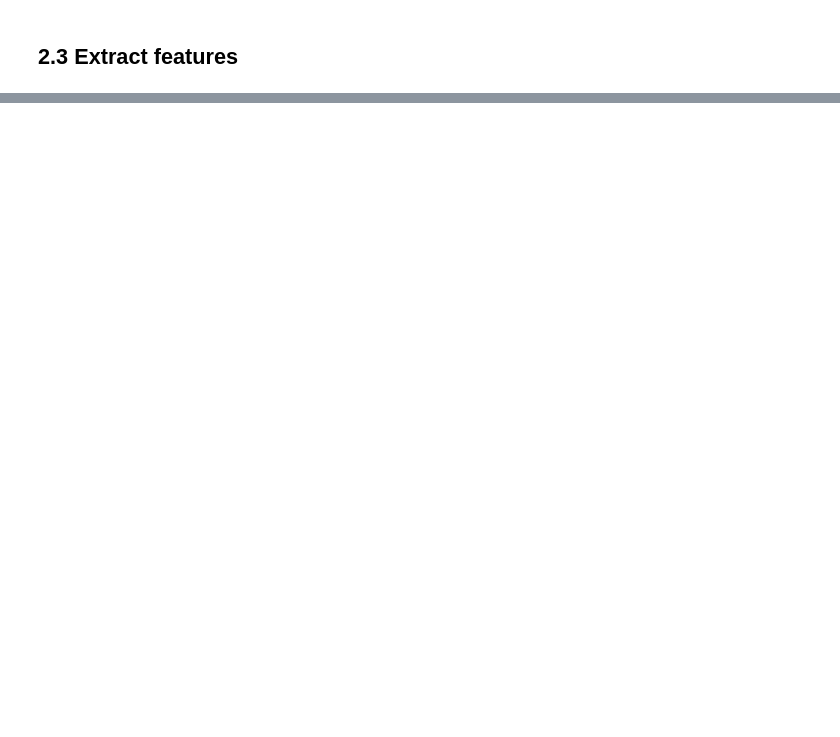
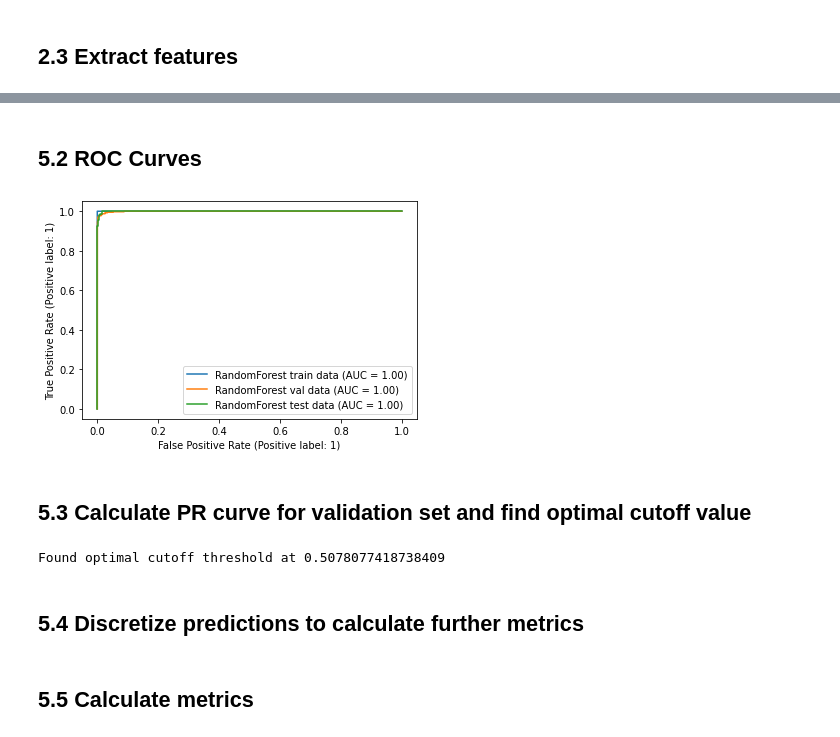
Before and after one commit to mjhof/similarity-modeling, a Jupyter notebook: notebooks/audio-based-feature-engineering.ipynb, the cells around one changed output, grey strips where cells are left out. Saved outputs shown, nothing was run; the diff lists cells and outputs as text; code cells hidden in the pictures; blank space fills up the shorter version.

```diff
--- a/notebooks/audio-based-feature-engineering.ipynb
+++ b/notebooks/audio-based-feature-engineering.ipynb
@@ -409,9 +418,9 @@ df_test = pd.read_csv(os.path.join(AUDIO_PATH, 'test_data.csv'))
 # %%
-X_train = df_train.drop('label', axis=1).values
+X_train = df_train.drop(['label', 'label_snippet_kurtosis', 'label_snippet_skew'], axis=1).values
 y_train = df_train['label'].values
 
-X_valid=df_valid.drop('label', axis=1).values
+X_valid=df_valid.drop(['label', 'label_snippet_kurtosis', 'label_snippet_skew'], axis=1).values
 y_valid=df_valid['label'].values
 
-X_test=df_test.drop('label', axis=1).values
+X_test=df_test.drop(['label', 'label_snippet_kurtosis', 'label_snippet_skew'], axis=1).values
 y_test=df_test['label'].values
@@ -420,10 +426,0 @@ y_test=df_test['label'].values
-# %%
-xt_mean = X_train.mean()
-xt_std = X_train.std()
-
-print(f"Mean of X_train: {xt_mean}")
-print(f"Std of X_train: {xt_std}")
-
-X_train = (X_train - xt_mean) / xt_std
-X_valid = (X_valid - xt_mean) / xt_std
-X_test = (X_test - xt_mean) / xt_std
@@ -478,0 +628,15 @@ print(cr)
+# %%
+clf = RandomForestClassifier(
+    n_estimators=174,
+    max_features="sqrt",
+    max_depth=70,
+    min_samples_split=17,
+    min_samples_leaf=17,
+    bootstrap=False,
+    class_weight=class_weight,
+    random_state=42,
+    n_jobs=6,
+    verbose=True
+)
+
+clf.fit(X_train, y_train)
@@ -478,0 +657,4 @@ print(cr)
+# %%
+y_hat_train = clf.predict_proba(X_train)[:, 1] # use probabilities of positive class only
+y_hat_valid = clf.predict_proba(X_valid)[:, 1]
+y_hat_test = clf.predict_proba(X_test)[:, 1]
@@ -478,0 +671,26 @@ print(cr)
+# %% [markdown]
+## 5.2 ROC Curves
+# %%
+fig, ax = plt.subplots()
+
+metrics.RocCurveDisplay.from_predictions(y_train, y_hat_train, name="RandomForest train data", ax=ax)
+metrics.RocCurveDisplay.from_predictions(y_valid, y_hat_valid, name="RandomForest val data", ax=ax)
+metrics.RocCurveDisplay.from_predictions(y_test, y_hat_test, name="RandomForest test data", ax=ax)
+
+plt.show()
+# %% [output]
+[figure, added]
+# %% [markdown]
+## 5.3 Calculate PR curve for validation set and find optimal cutoff value
+# %%
+precision, recall, thresholds = metrics.precision_recall_curve(y_valid, y_hat_valid)
+
+fscore = (2 * precision * recall) / (precision + recall)
+
+optimal_idx = np.argmax(fscore)
+optimal_cutoff = thresholds[optimal_idx]
+print(f"Found optimal cutoff threshold at {optimal_cutoff}")
+# %% [output]
+Found optimal cutoff threshold at 0.5078077418738409
+# %% [markdown]
+## 5.4 Discretize predictions to calculate further metrics
@@ -478,0 +711,2 @@ print(cr)
+# %% [markdown]
+## 5.5 Calculate metrics
```
Also changed, not shown: parts of 39 cells of this notebook, 3 other files.
